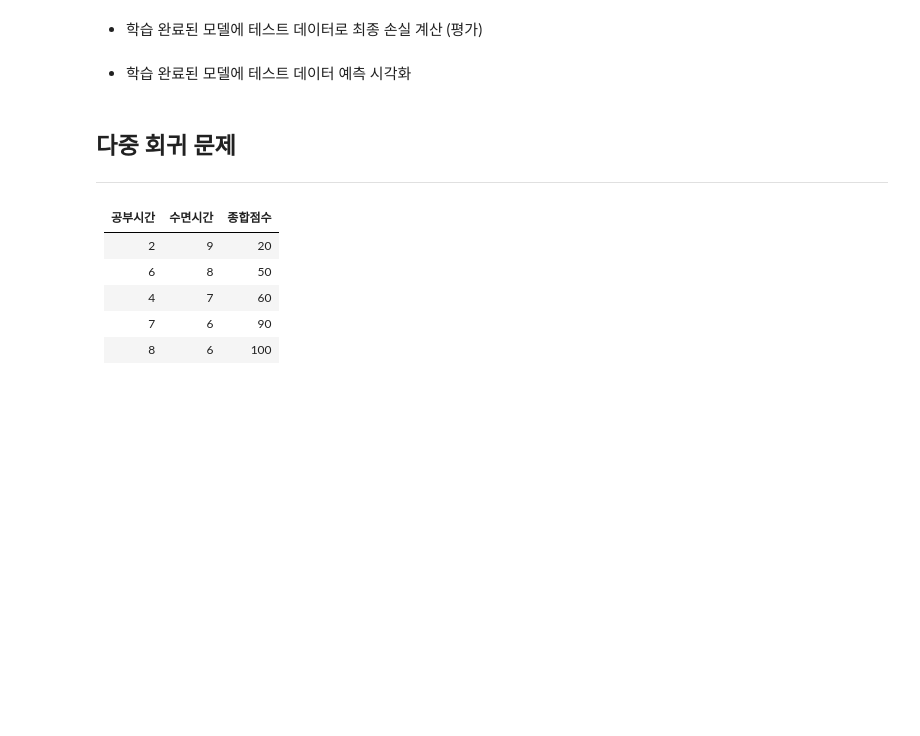
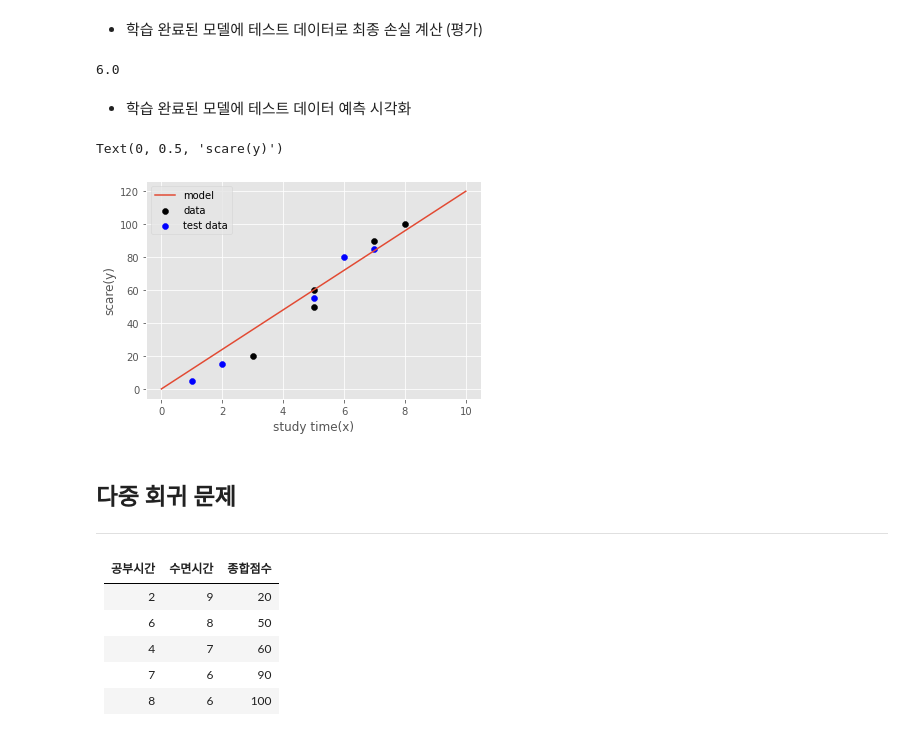
Before and after one commit to GETHUB55/SkillTreePython-DataAnalysis, a Jupyter notebook: ch05_03_기초모델구현_회귀모델맛보기.ipynb, the cells around one changed output. Cells and saved outputs as stored; diff of their text form; code cells hidden in the pictures; blank space fills up the shorter version.

```diff
--- a/ch05_03_기초모델구현_회귀모델맛보기.ipynb
+++ b/ch05_03_기초모델구현_회귀모델맛보기.ipynb
@@ -92,10 +196,33 @@ $loss = |(\hat{y}-y)|$
 |7|85|
 # %% [markdown]
 * 테스트 데이터셋 정의
+# %%
+x_test= np.array([1,2,5,6,7])
+y_test= np.array([5,15,55,80,85])
 # %% [markdown]
 * 학습 완료된 모델에 테스트 데이터로 최종 손실 계산 (평가)
+# %%
+loss(y_test, model(x_test, w=w_))
+# %% [output]
+6.0
 # %% [markdown]
 * 학습 완료된 모델에 테스트 데이터 예측 시각화
+# %%
+# x값에 따른 y값
+
+#데이터
+plt.scatter(x,y , label='data', c='k') #좌표 평면에 점 찍기
+#모델
+plt.plot(test_x,test_y_pred,label='model') #모델의 직선 그리기
+#테스트 데이터
+plt.scatter(x_test,y_test , label='test data', c='b')
+
+plt.legend()
+plt.xlabel('study time(x)')
+plt.ylabel('scare(y)')
+# %% [output]
+Text(0, 0.5, 'scare(y)')
+[figure, added]
 # %% [markdown]
 ## 다중 회귀 문제
 ---
```
Also changed, not shown: parts of 16 cells of this notebook.
